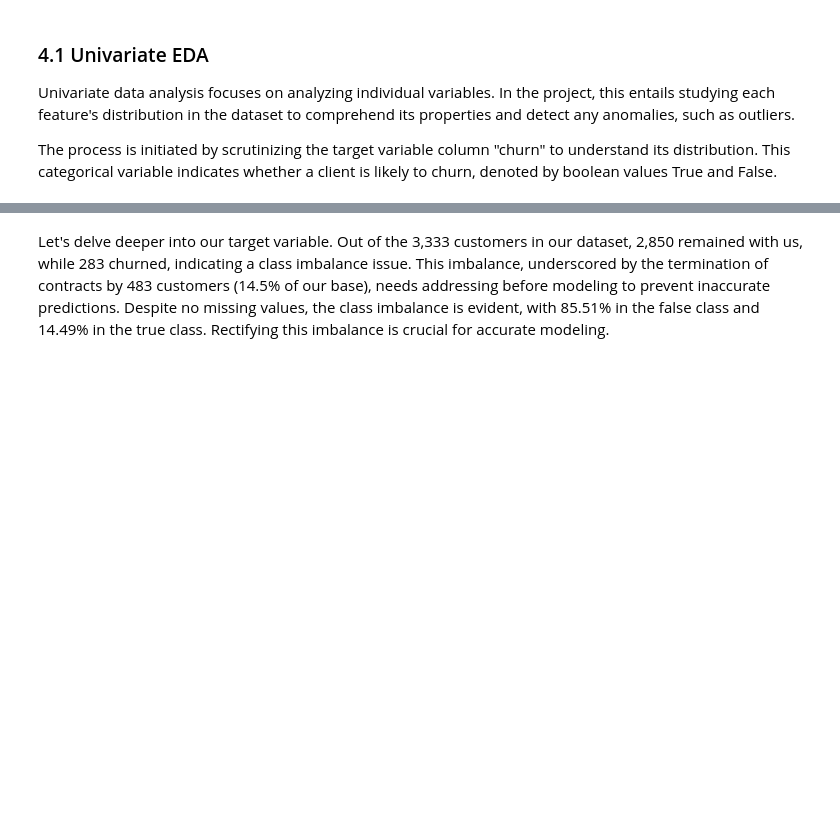
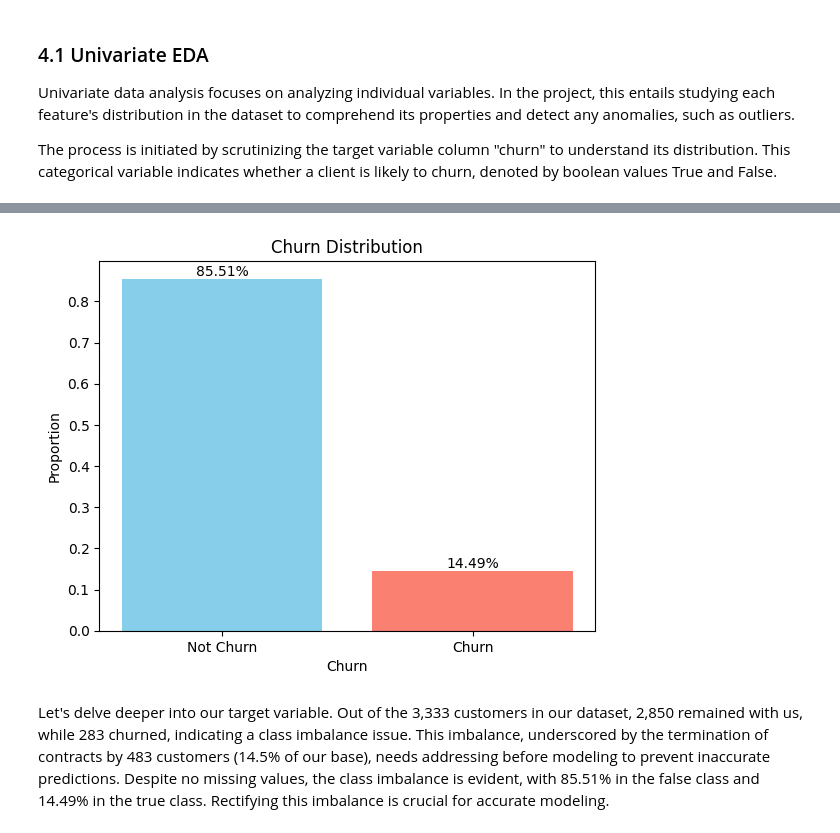
Before and after one commit to NgenziNevilleMativo/syriatel_customer_churn, a Jupyter notebook: index.ipynb, the cells around one changed output, grey strips where cells are left out. Cells and saved outputs as stored; diff of their text form; code cells hidden in the pictures; blank space fills up the shorter version.

```diff
--- a/index.ipynb
+++ b/index.ipynb
@@ -299,3 +309,31 @@ plt.show()
+# %%
+
+def plot_churn_distribution(df):
+    """Plot the distribution of the 'churn' column in the DataFrame."""
+
+    # Calculate churn distribution
+    churn_distribution = df['churn'].value_counts(normalize=True)
+
+    # Create the bar plot
+    plt.bar(churn_distribution.index, churn_distribution.values, )
+
+    # Annotate bars with representative values
+    for i, value in enumerate(churn_distribution):
+        plt.text(i, value, f"{value:.2%}", ha='center', va='bottom')
+
+    # Set plot title and labels
+    plt.title('Churn Distribution')
+    plt.xlabel('Churn')
+    plt.ylabel('Proportion')
+    plt.xticks([0, 1], ['Not Churn', 'Churn'])
+
+    # Display the plot
+    plt.show()
+
+# Call the function
+plot_churn_distribution(df)
+# %% [output]
+[figure, added]
 # %% [markdown]
 Let's delve deeper into our target variable. Out of the 3,333 customers in our dataset, 2,850 remained with us, while 283 churned, indicating a class imbalance issue. This imbalance, underscored by the termination of contracts by 483 customers (14.5% of our base), needs addressing before modeling to prevent inaccurate predictions. Despite no missing values, the class imbalance is evident, with 85.51% in the false class and 14.49% in the true class. Rectifying this imbalance is crucial for accurate modeling.
 # %%
```
Also changed, not shown: parts of 3 cells of this notebook.
